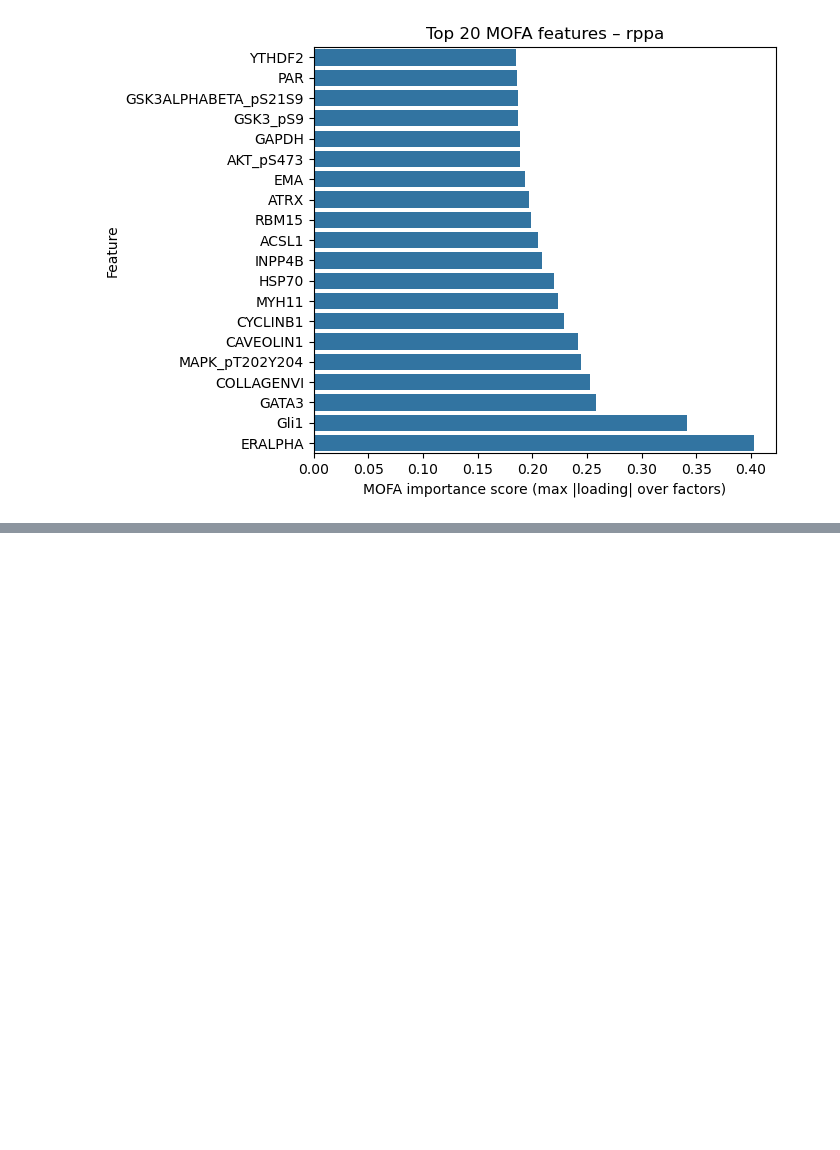
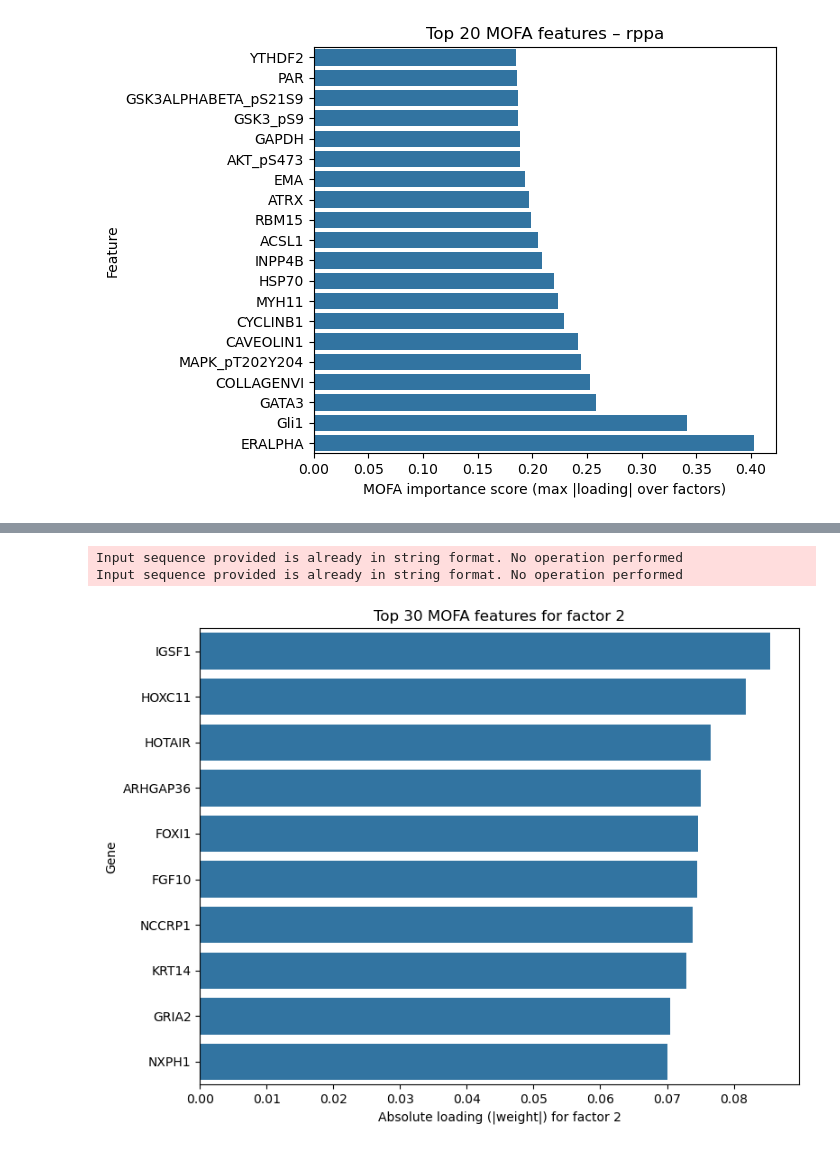
Before and after one commit to MarkoStc/ml_project2, a Jupyter notebook: code/MOFA_training_models.ipynb, the cells around one changed output, grey strips where cells are left out. Saved outputs shown, nothing was run; the diff lists cells and outputs as text; code cells hidden in the pictures; blank space fills up the shorter version.

```diff
--- a/code/MOFA_training_models.ipynb
+++ b/code/MOFA_training_models.ipynb
@@ -599,0 +799,34 @@ Modalities: ['rna', 'dna', 'rppa']
+# %%
+# top 10 features for factor 2 across all omics
+
+top_f1 = top_mofa_features_factor(model_var_all, mdata_var_all, factor=0, top_n=10)
+df = top_f1.copy()
+df_sorted = df.sort_values("score", ascending=False).reset_index(drop=True)
+
+df_sorted["symbol"] = ensembl_to_symbol(df_sorted["feature"])
+
+fig, ax = plt.subplots(figsize=(8, 6))
+
+sns.barplot(
+    data=df_sorted,
+    x="score",
+    y="symbol",          # ← only ATF4, etc. here
+    hue="modality",
+    dodge=False,
+    ax=ax,
+)
+
+ax.set_xlabel("Absolute loading (|weight|) for factor 2")
+ax.set_ylabel("Gene")
+ax.set_title("Top 30 MOFA features for factor 2")
+
+#ax.legend(title="Modality", bbox_to_anchor=(1.02, 1), loc="upper left")
+if ax.get_legend() is not None:
+    ax.get_legend().remove()
+fig.tight_layout()
+fig.savefig("top_f2_symbols.pdf", dpi=300, bbox_inches="tight")
+plt.show()
+# %% [output]
+Input sequence provided is already in string format. No operation performed
+Input sequence provided is already in string format. No operation performed
+[figure, added]
```
Also changed, not shown: parts of 5 cells of this notebook.
